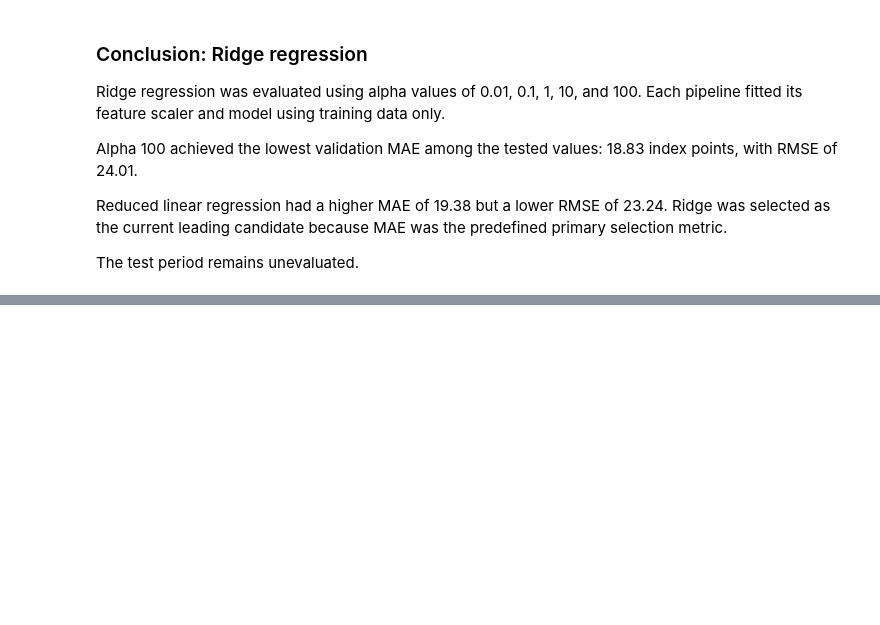
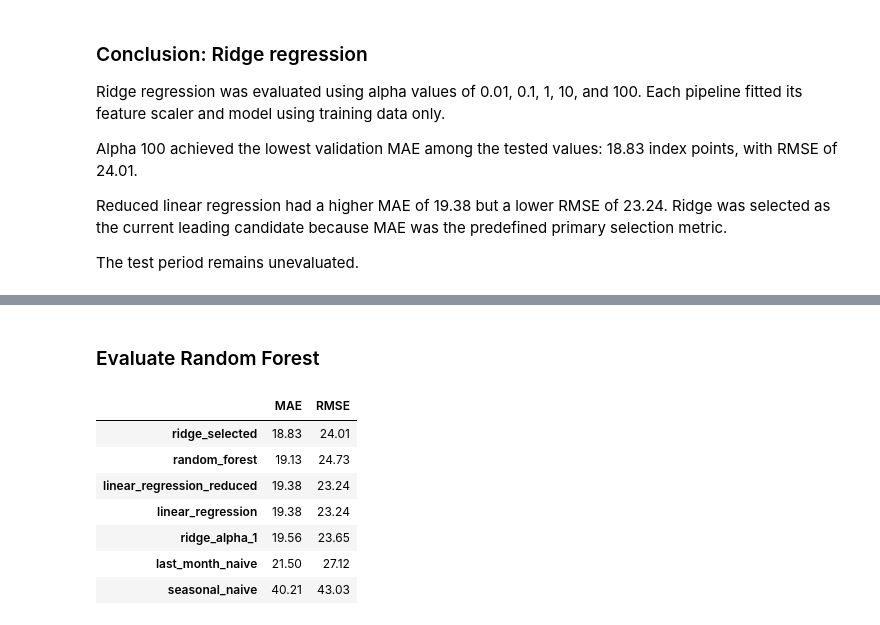
Before and after one commit to kamalpreetsinghh/nz-job-market-data-analysis, a Jupyter notebook: notebooks/06_monthly_forecasting.ipynb, the cells around one changed output, grey strips where cells are left out. Saved outputs shown, nothing was run; the diff lists cells and outputs as text; code cells hidden in the pictures; blank space fills up the shorter version.

```diff
--- a/notebooks/06_monthly_forecasting.ipynb
+++ b/notebooks/06_monthly_forecasting.ipynb
@@ -646,0 +695,20 @@ The test period remains unevaluated.
+# %% [markdown]
+### Evaluate Random Forest
+# %%
+forest_errors = forest_predictions - y_validation
+
+validation_comparison.loc["random_forest"] = {
+    "MAE": forest_errors.abs().mean(),
+    "RMSE": (forest_errors.pow(2).mean()) ** 0.5
+}
+
+validation_comparison.sort_values("MAE").round(2)
+# %% [output]
+|  | MAE | RMSE |
+| ridge_selected | 18.83 | 24.01 |
+| random_forest | 19.13 | 24.73 |
+| linear_regression_reduced | 19.38 | 23.24 |
+| linear_regression | 19.38 | 23.24 |
+| ridge_alpha_1 | 19.56 | 23.65 |
+| last_month_naive | 21.50 | 27.12 |
+| seasonal_naive | 40.21 | 43.03 |
```
Also changed, not shown: parts of 7 cells of this notebook, 1 other file.
